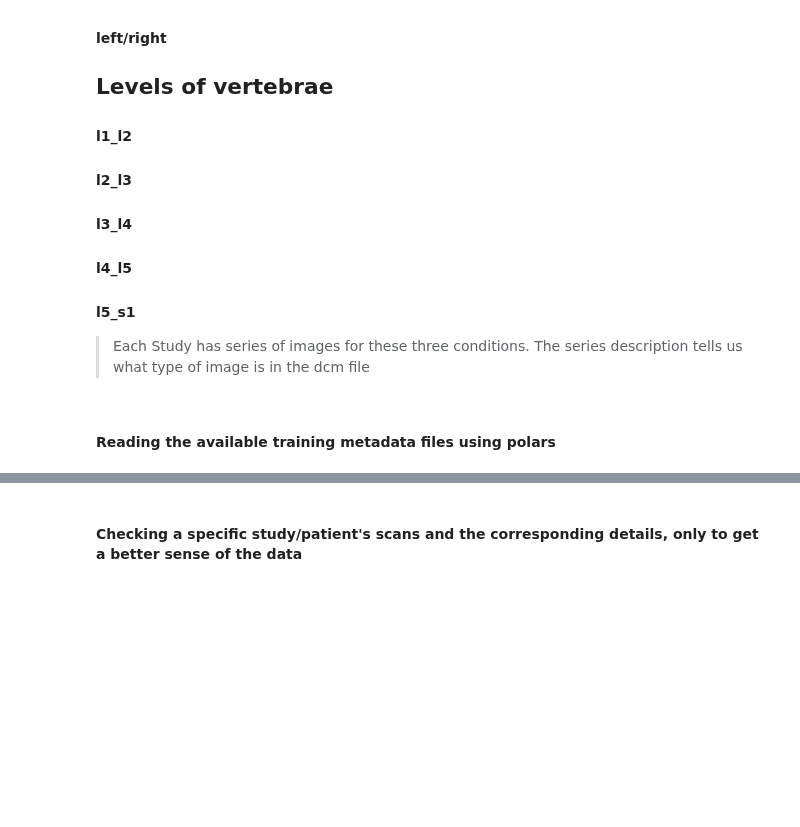
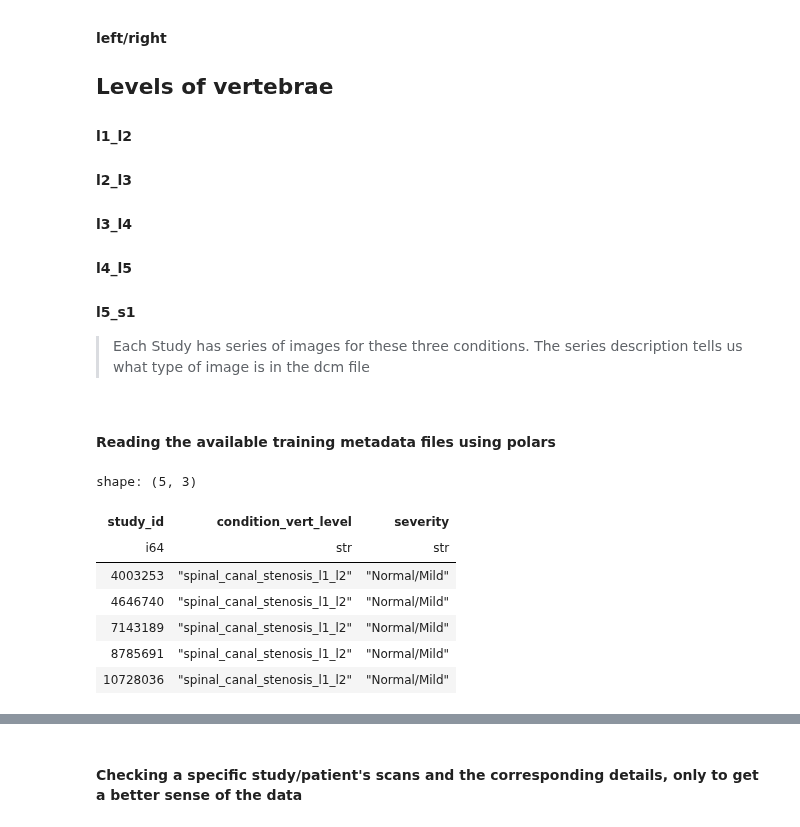
Before and after one commit to sumaniitm/RSNA-2024-Lumbar-Spine-Degenerative-Classification, a Jupyter notebook: primary-problem-study-rsna-2024.ipynb, the cells around one changed output, grey strips where cells are left out. Cells and saved outputs as stored; diff of their text form; code cells hidden in the pictures; blank space fills up the shorter version.

```diff
--- a/primary-problem-study-rsna-2024.ipynb
+++ b/primary-problem-study-rsna-2024.ipynb
@@ -44,0 +49,12 @@ train_label_coordinates = pl.read_csv('/kaggle/input/rsna-2024-lumbar-spine-dege
+# %%
+train_meta_data_melted.columns = ['study_id', 'condition_vert_level', 'severity']
+train_meta_data_melted.head()
+# %% [output]
+shape: (5, 3)
+| study_id | condition_vert_level | severity |
+| i64 | str | str |
+| 4003253 | "spinal_canal_stenosis_l1_l2" | "Normal/Mild" |
+| 4646740 | "spinal_canal_stenosis_l1_l2" | "Normal/Mild" |
+| 7143189 | "spinal_canal_stenosis_l1_l2" | "Normal/Mild" |
+| 8785691 | "spinal_canal_stenosis_l1_l2" | "Normal/Mild" |
+| 10728036 | "spinal_canal_stenosis_l1_l2" | "Normal/Mild" |
```
Also changed, not shown: parts of 8 cells of this notebook.
